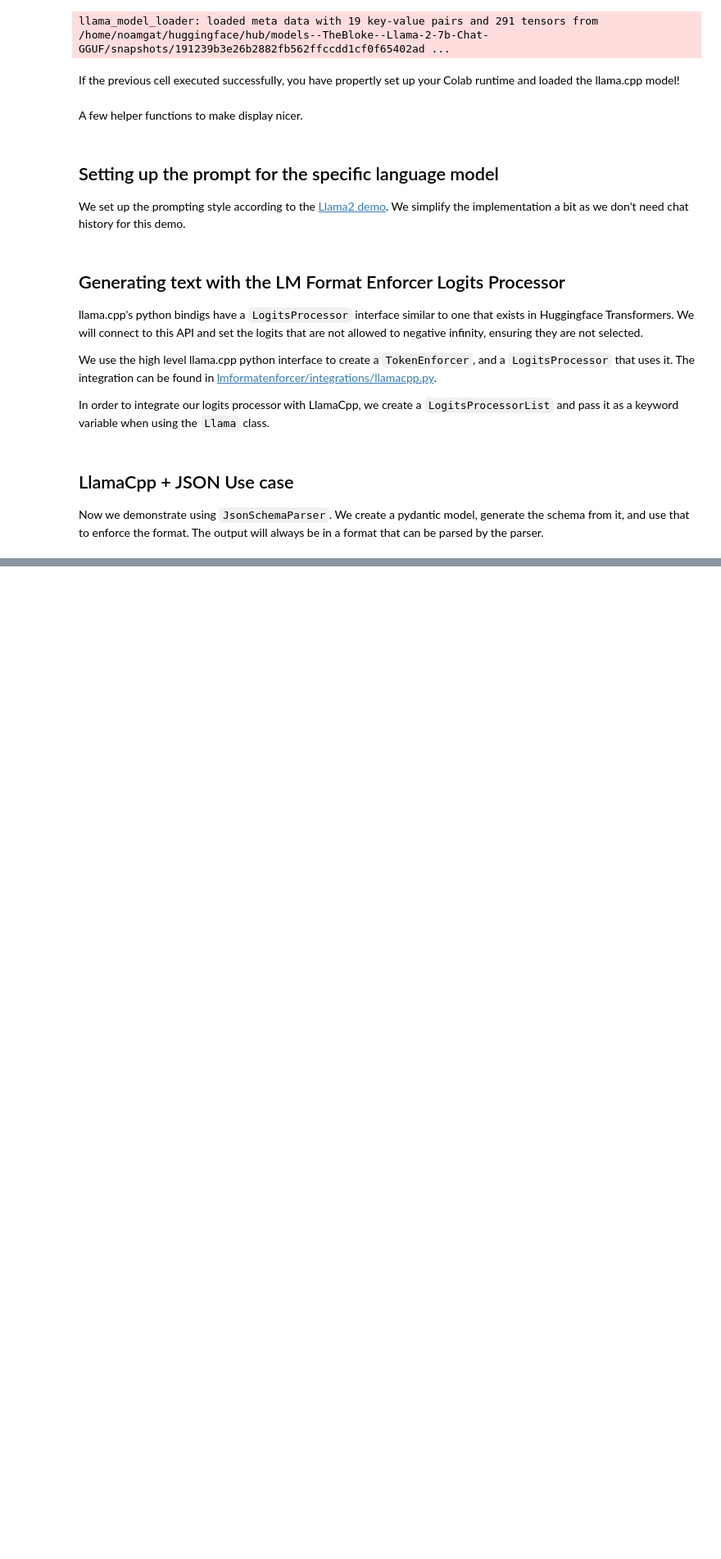
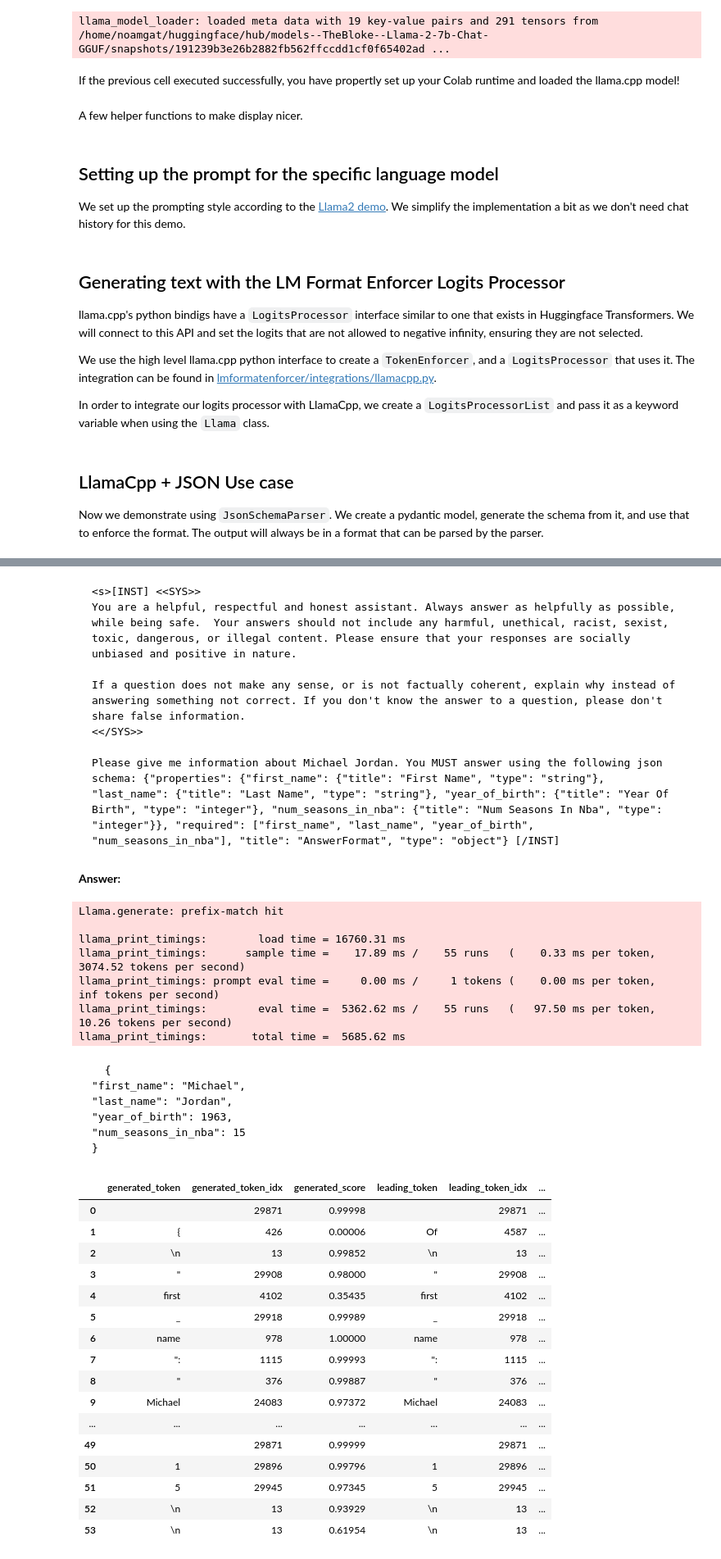
Before and after one commit to noamgat/lm-format-enforcer, a Jupyter notebook: samples/colab_llamacpppython_integration.ipynb, the cells around one changed output, grey strips where cells are left out. Shown at 82% size. Drawn from its saved outputs; the diff is of its cells as text; code cells hidden in the pictures; blank space fills up the shorter version.

Commit message:
Llama.cpp integration also supports analysis

````diff
--- a/samples/colab_llamacpppython_integration.ipynb
+++ b/samples/colab_llamacpppython_integration.ipynb
@@ -30,7 +30,7 @@ This demo uses [Llama2 gguf weights by TheBloke](https://huggingface.co/TheBloke
 from llama_cpp import Llama
 from huggingface_hub import hf_hub_download
 downloaded_model_path = hf_hub_download(repo_id="TheBloke/Llama-2-7b-Chat-GGUF", filename="llama-2-7b-chat.Q5_K_M.gguf")
-llm = Llama(model_path=downloaded_model_path)
+llm = Llama(model_path=downloaded_model_path, logits_all=True)
 # %% [output]
 llama_model_loader: loaded meta data with 19 key-value pairs and 291 tensors from /home/noamgat/huggingface/hub/models--TheBloke--Llama-2-7b-Chat-GGUF/snapshots/191239b3e26b2882fb562ffccdd1cf0f65402ad ...
 # %% [markdown]
@@ -161,0 +170,28 @@ Ending note - the last cell probably took quite a long time to run. This is due
+# %%
+import pandas as pd
+
+parser = JsonSchemaParser(AnswerFormat.schema())
+# Note the analyze=True flag, which is required to collect the information for the analysis later.
+logits_processors = LogitsProcessorList([build_llamacpp_logits_processor(llm, parser, analyze=True)])
+
+display_header("Prompt:")
+display_content(prompt)
+
+display_header("Answer:")
+output = llm(prompt, logits_processor=logits_processors)
+text: str = output['choices'][0]['text']
+display_content(text)
+
+output_tokens = list(llm.eval_tokens)
+# These two lines are possible because of the analyze=True flag above
+analyzer = logits_processors[0].analyzer
+report = analyzer.generate_report_dict(output_tokens)
+
+enforced_scores = pd.DataFrame(report)
+# Setting some display options to make the table more readable
+pd.set_option('display.width', 1000)
+pd.set_option('display.max_columns', 10)
+pd.set_option('display.max_rows', 999)
+pd.set_option('display.float_format', ' {:,.5f}'.format)
+display(enforced_scores)
+# %% [output]
@@ -161,0 +201,42 @@ Ending note - the last cell probably took quite a long time to run. This is due
+```
+<s>[INST] <<SYS>>
+You are a helpful, respectful and honest assistant. Always answer as helpfully as possible, while being safe.  Your answers should not include any harmful, unethical, racist, sexist, toxic, dangerous, or illegal content. Please ensure that your responses are socially unbiased and positive in nature.
+
+If a question does not make any sense, or is not factually coherent, explain why instead of answering something not correct. If you don't know the answer to a question, please don't share false information.
+<</SYS>>
+
+Please give me information about Michael Jordan. You MUST answer using the following json schema: {"properties": {"first_name": {"title": "First Name", "type": "string"}, "last_name": {"title": "Last Name", "type": "string"}, "year_of_birth": {"title": "Year Of Birth", "type": "integer"}, "num_seasons_in_nba": {"title": "Num Seasons In Nba", "type": "integer"}}, "required": ["first_name", "last_name", "year_of_birth", "num_seasons_in_nba"], "title": "AnswerFormat", "type": "object"} [/INST]
+```
+**Answer:**
+Llama.generate: prefix-match hit
+
+llama_print_timings:        load time = 16760.31 ms
+llama_print_timings:      sample time =    17.89 ms /    55 runs   (    0.33 ms per token,  3074.52 tokens per second)
+llama_print_timings: prompt eval time =     0.00 ms /     1 tokens (    0.00 ms per token,      inf tokens per second)
+llama_print_timings:        eval time =  5362.62 ms /    55 runs   (   97.50 ms per token,    10.26 tokens per second)
+llama_print_timings:       total time =  5685.62 ms
+```
+  {
+"first_name": "Michael",
+"last_name": "Jordan",
+"year_of_birth": 1963,
+"num_seasons_in_nba": 15
+}
+```
+|  | generated_token | generated_token_idx | generated_score | leading_token | leading_token_idx | ... |
+| 0 |  | 29871 | 0.99998 |  | 29871 | ... |
+| 1 | { | 426 | 0.00006 | Of | 4587 | ... |
+| 2 | \n | 13 | 0.99852 | \n | 13 | ... |
+| 3 | " | 29908 | 0.98000 | " | 29908 | ... |
+| 4 | first | 4102 | 0.35435 | first | 4102 | ... |
+| 5 | _ | 29918 | 0.99989 | _ | 29918 | ... |
+| 6 | name | 978 | 1.00000 | name | 978 | ... |
+| 7 | ": | 1115 | 0.99993 | ": | 1115 | ... |
+| 8 | " | 376 | 0.99887 | " | 376 | ... |
+| 9 | Michael | 24083 | 0.97372 | Michael | 24083 | ... |
+| ... | ... | ... | ... | ... | ... | ... |
+| 49 |  | 29871 | 0.99999 |  | 29871 | ... |
+| 50 | 1 | 29896 | 0.99796 | 1 | 29896 | ... |
+| 51 | 5 | 29945 | 0.97345 | 5 | 29945 | ... |
+| 52 | \n | 13 | 0.93929 | \n | 13 | ... |
+| 53 | \n | 13 | 0.61954 | \n | 13 | ... |
````
Also changed, not shown: parts of 6 cells of this notebook, 2 other files.
